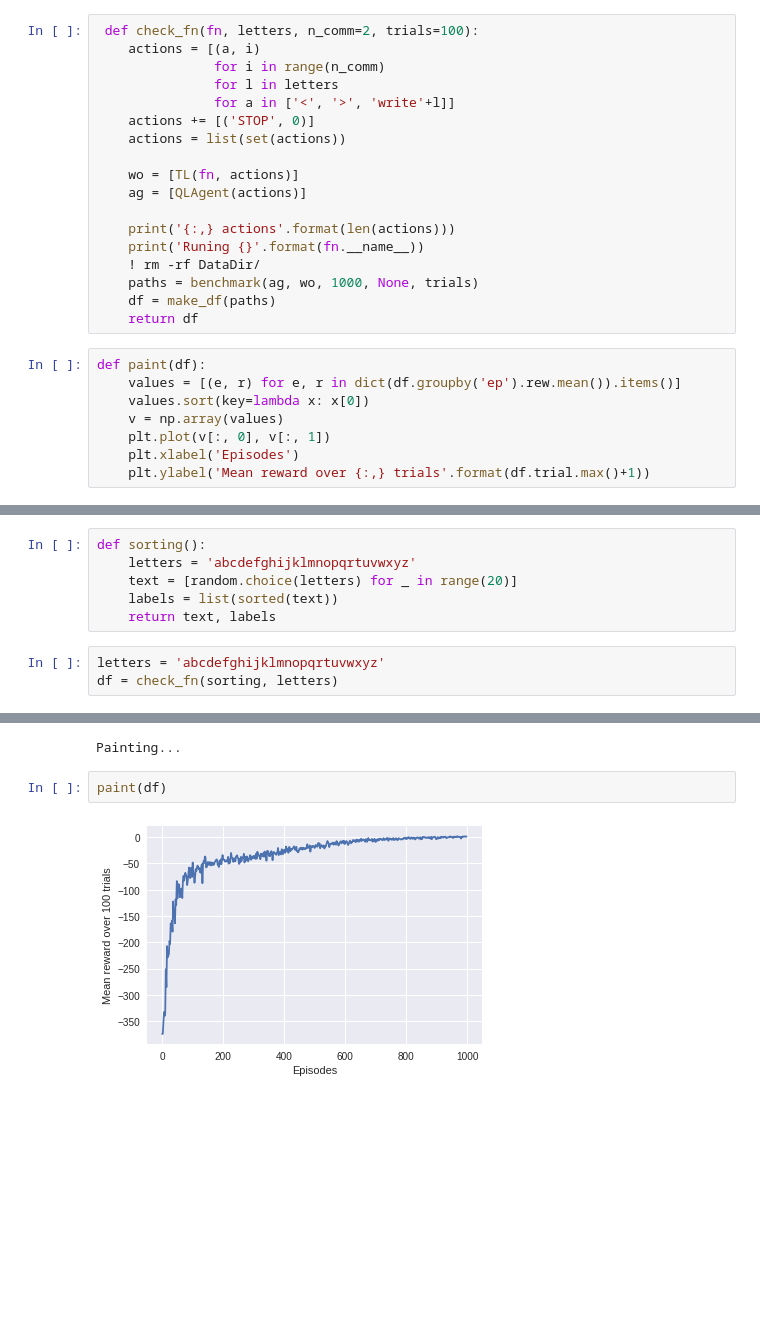
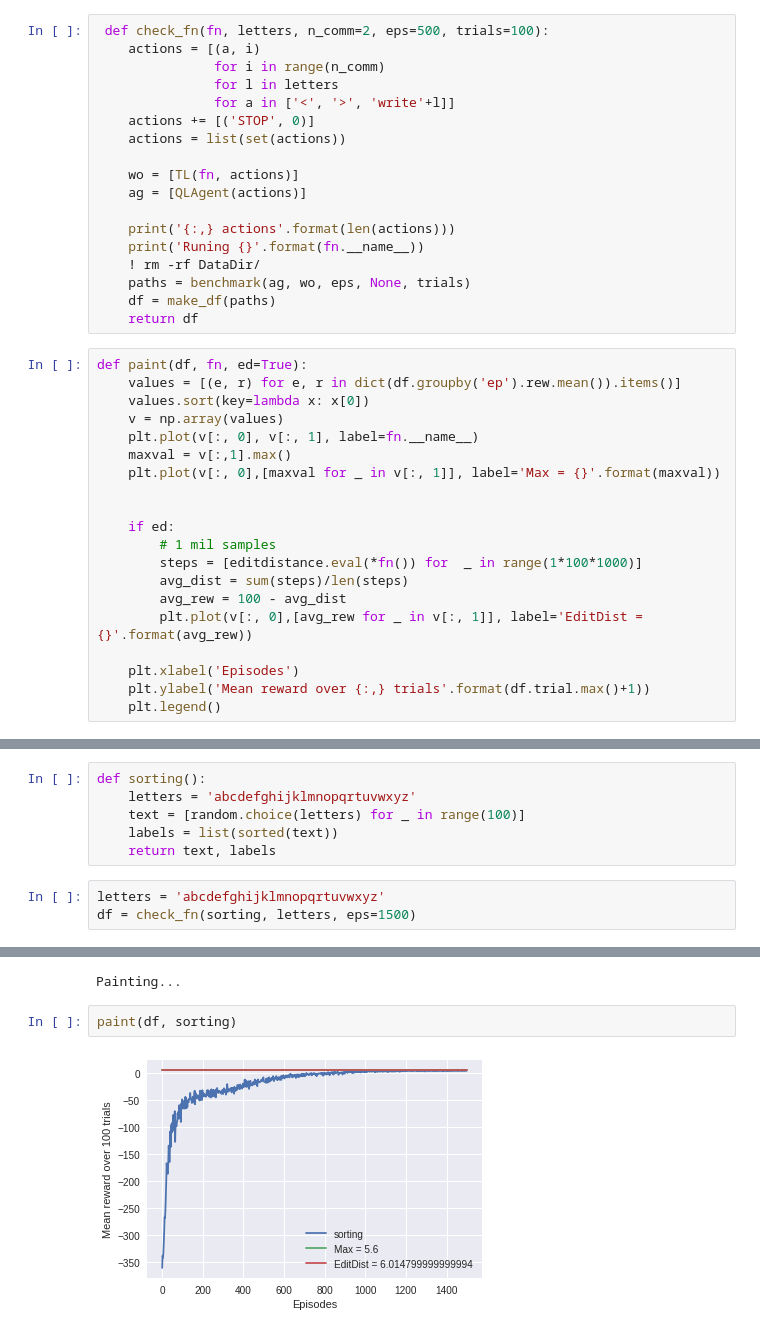
Before and after one commit to theSage21/notebooks, a Jupyter notebook: books/Turing-Learner.ipynb, the cells around one changed output, grey strips where cells are left out. Cells and saved outputs as stored; diff of their text form; blank space fills up the shorter version.

```diff
--- a/books/Turing-Learner.ipynb
+++ b/books/Turing-Learner.ipynb
@@ -89,5 +78,5 @@ def baby_coref():
 # %%
- def check_fn(fn, letters, n_comm=2, trials=100):
+ def check_fn(fn, letters, n_comm=2, eps=500, trials=100):
     actions = [(a, i)
                for i in range(n_comm)
                for l in letters
@@ -101,17 +90,29 @@ def baby_coref():
     print('{:,} actions'.format(len(actions)))
     print('Runing {}'.format(fn.__name__))
     ! rm -rf DataDir/
-    paths = benchmark(ag, wo, 1000, None, trials)
+    paths = benchmark(ag, wo, eps, None, trials)
     df = make_df(paths)
     return df
 # %%
-def paint(df):
+def paint(df, fn, ed=True):
     values = [(e, r) for e, r in dict(df.groupby('ep').rew.mean()).items()]
     values.sort(key=lambda x: x[0])
     v = np.array(values)
-    plt.plot(v[:, 0], v[:, 1])
+    plt.plot(v[:, 0], v[:, 1], label=fn.__name__)
+    maxval = v[:,1].max()
+    plt.plot(v[:, 0],[maxval for _ in v[:, 1]], label='Max = {}'.format(maxval))
+
+
+    if ed:
+        # 1 mil samples
+        steps = [editdistance.eval(*fn()) for  _ in range(1*100*1000)]
+        avg_dist = sum(steps)/len(steps)
+        avg_rew = 100 - avg_dist
+        plt.plot(v[:, 0],[avg_rew for _ in v[:, 1]], label='EditDist = {}'.format(avg_rew))
+
     plt.xlabel('Episodes')
     plt.ylabel('Mean reward over {:,} trials'.format(df.trial.max()+1))
+    plt.legend()
 # %% [markdown]
 ## Position Tagging
 
@@ -172,12 +180,12 @@ We see that these tasks converge to the theoretical max of 0. At this time we ar
 # %%
 def sorting():
     letters = 'abcdefghijklmnopqrtuvwxyz'
-    text = [random.choice(letters) for _ in range(20)]
+    text = [random.choice(letters) for _ in range(100)]
     labels = list(sorted(text))
     return text, labels
 # %%
 letters = 'abcdefghijklmnopqrtuvwxyz'
-df = check_fn(sorting, letters)
+df = check_fn(sorting, letters, eps=1500)
 # %% [output]
 55 actions
 Runing sorting
@@ -189,6 +197,6 @@ Experiments completed...
 Reading files...
 Painting...
 # %%
-paint(df)
+paint(df, sorting)
 # %% [output]
-[figure, old version]
+[figure, new version]
```
Also changed, not shown: parts of 21 cells of this notebook.
